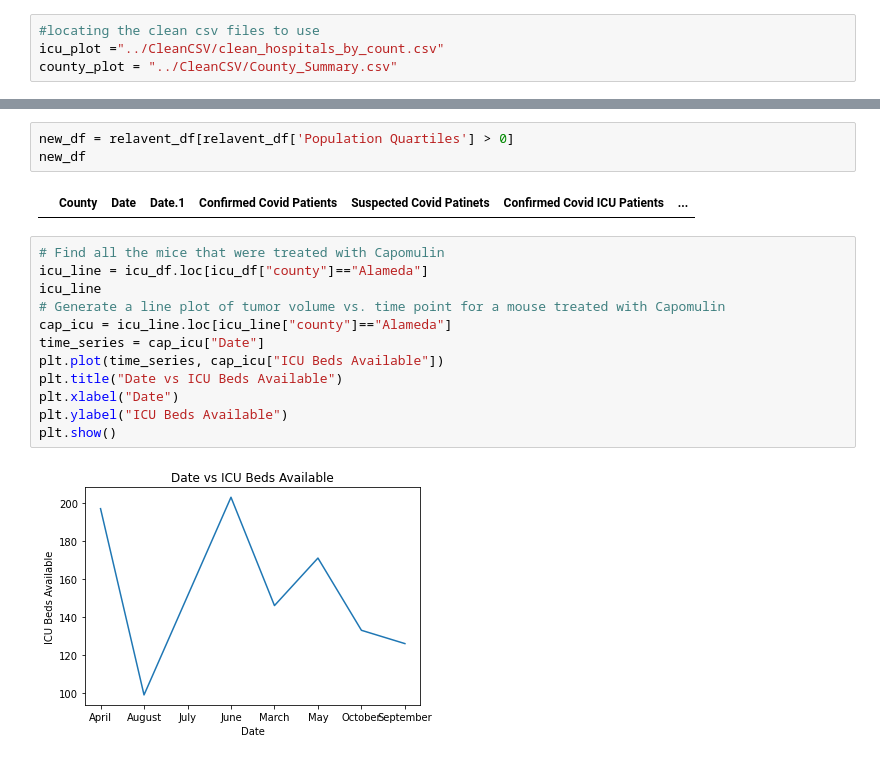
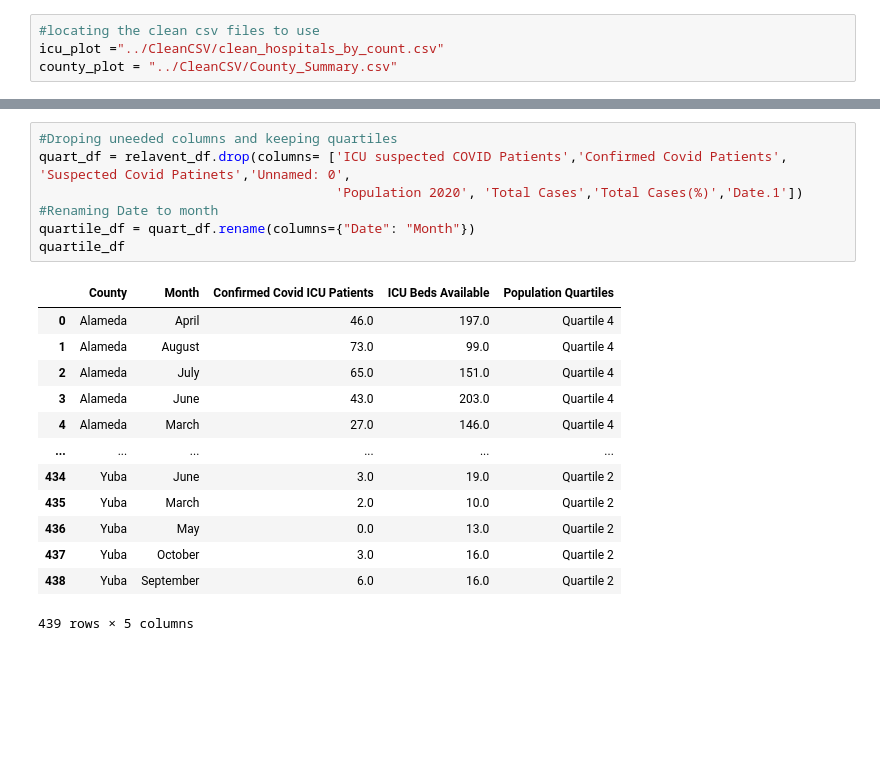
Before and after one commit to alexcorona-25/UCI-Project-1-Group-10, a Jupyter notebook: Analysis/Analysis Acorona.ipynb, the cells around one changed output, grey strips where cells are left out. Cells and saved outputs as stored; diff of their text form; blank space fills up the shorter version.

```diff
--- a/Analysis/Analysis Acorona.ipynb
+++ b/Analysis/Analysis Acorona.ipynb
@@ -52,19 +40,21 @@ relavent_df
-# %%
-new_df = relavent_df[relavent_df['Population Quartiles'] > 0]
-new_df
-# %% [output]
-|  | County | Date | Date.1 | Confirmed Covid Patients | Suspected Covid Patinets | Confirmed Covid ICU Patients | ... |
-# %%
-# Find all the mice that were treated with Capomulin
-icu_line = icu_df.loc[icu_df["county"]=="Alameda"]
-icu_line
-# Generate a line plot of tumor volume vs. time point for a mouse treated with Capomulin
-cap_icu = icu_line.loc[icu_line["county"]=="Alameda"]
-time_series = cap_icu["Date"]
-plt.plot(time_series, cap_icu["ICU Beds Available"])
-plt.title("Date vs ICU Beds Available")
-plt.xlabel("Date")
-plt.ylabel("ICU Beds Available")
-plt.show()
-# %% [output]
-[figure, removed]
+# %%
+#Droping uneeded columns and keeping quartiles
+quart_df = relavent_df.drop(columns= ['ICU suspected COVID Patients','Confirmed Covid Patients', 'Suspected Covid Patinets','Unnamed: 0',
+                                      'Population 2020', 'Total Cases','Total Cases(%)','Date.1'])
+#Renaming Date to month
+quartile_df = quart_df.rename(columns={"Date": "Month"})
+quartile_df
+# %% [output]
+|  | County | Month | Confirmed Covid ICU Patients | ICU Beds Available | Population Quartiles |
+| 0 | Alameda | April | 46.0 | 197.0 | Quartile 4 |
+| 1 | Alameda | August | 73.0 | 99.0 | Quartile 4 |
+| 2 | Alameda | July | 65.0 | 151.0 | Quartile 4 |
+| 3 | Alameda | June | 43.0 | 203.0 | Quartile 4 |
+| 4 | Alameda | March | 27.0 | 146.0 | Quartile 4 |
+| ... | ... | ... | ... | ... | ... |
+| 434 | Yuba | June | 3.0 | 19.0 | Quartile 2 |
+| 435 | Yuba | March | 2.0 | 10.0 | Quartile 2 |
+| 436 | Yuba | May | 0.0 | 13.0 | Quartile 2 |
+| 437 | Yuba | October | 3.0 | 16.0 | Quartile 2 |
+| 438 | Yuba | September | 6.0 | 16.0 | Quartile 2 |
+439 rows × 5 columns
```
Also changed, not shown: parts of 7 cells of this notebook, 1 other file.
